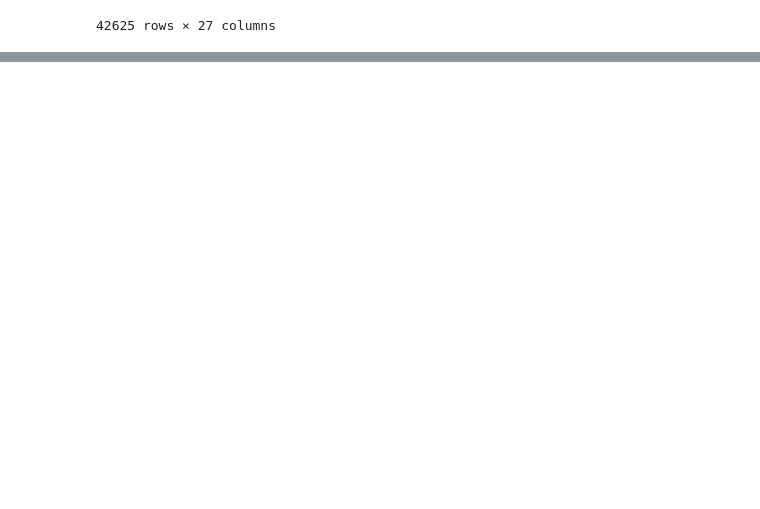
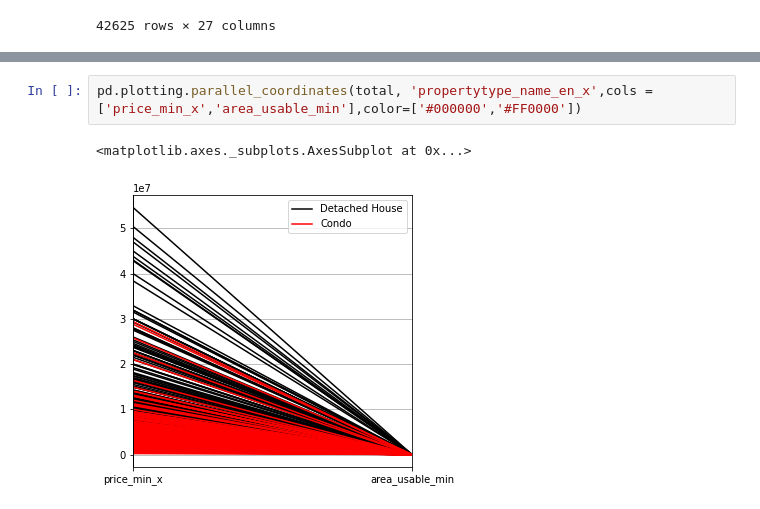
Before and after one commit to nxxk23/BasicProg_DataViz65, a Jupyter notebook: DataViz01_Table_Data.ipynb, the cells around one changed output, grey strips where cells are left out. Drawn from its saved outputs; the diff is of its cells as text; blank space fills up the shorter version.

```diff
--- a/DataViz01_Table_Data.ipynb
+++ b/DataViz01_Table_Data.ipynb
@@ -264,0 +322,5 @@ home
+# %%
+pd.plotting.parallel_coordinates(total, 'propertytype_name_en_x',cols = ['price_min_x','area_usable_min'],color=['#000000','#FF0000'])
+# %% [output]
+<matplotlib.axes._subplots.AxesSubplot at 0x...>
+[figure, added]
```
Also changed, not shown: parts of 16 cells of this notebook.
